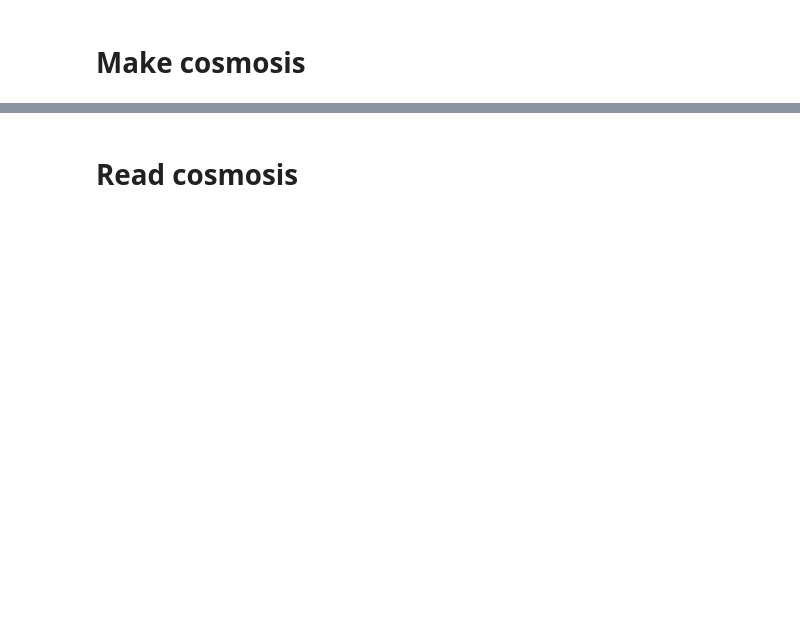
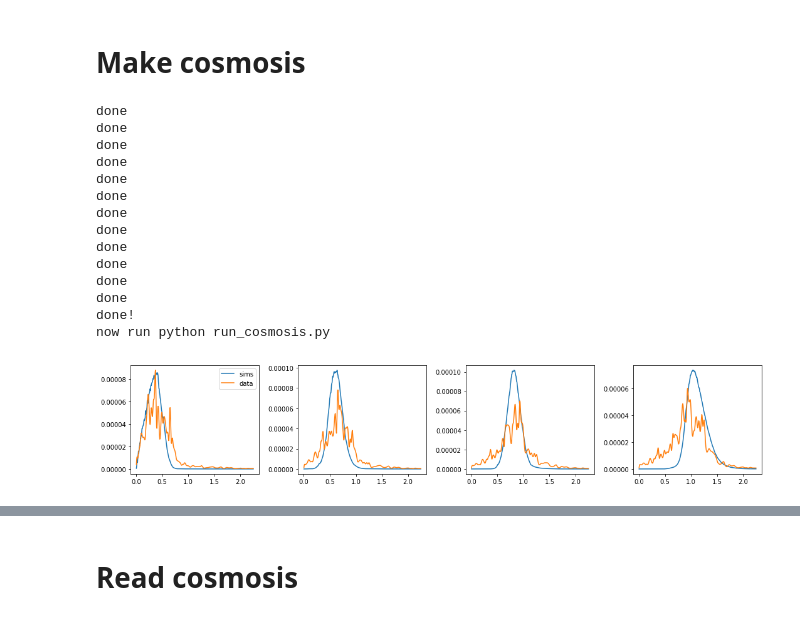
Before and after one commit to mgatti29/CORE, a Jupyter notebook: Preparing_results.ipynb, the cells around one changed output, grey strips where cells are left out. Cells and saved outputs as stored; diff of their text form; code cells hidden in the pictures; blank space fills up the shorter version.

Commit message:
added diagnostic plots

```diff
--- a/Preparing_results.ipynb
+++ b/Preparing_results.ipynb
@@ -245,19 +245,6 @@ mastercat.close()
 
 
 
-# ********************************************************
-# PLOTSSS *********************************
-# ********************************************************
-
-
-fig, ax = plt.subplots(1,len(wl_sims_nz.keys()), figsize=(15,3))
-for key in wl_sims_nz.keys():
-
-    ax[key].plot(wl_sims_nz[key]['z'],wl_sims_nz[key]['Nz'],label = 'sims')
-    ax[key].plot(wl_data_nz[key]['z'],wl_data_nz[key]['Nz'],label = 'data')
-ax[0].legend()
-plt.tight_layout()
-
 
 # ********************************************************
 # SAVE *********************************
@@ -353,30 +340,46 @@ obj1.to_fits(name)
 
 name = path_cosmosis+"/data_WL_rmg_rmgz_combined.fits"
 try:
     os.remove(name)
 except:
     pass
 obj1,a,_ = make_cosmosis_fits_clusteringz(nz_wl_data,nz_lenses_rm_combined)
 obj1.to_fits(name)
 
 
 name = path_cosmosis+"/data_WL_rmg_rmgz_higherlum_data.fits"
 try:
     os.remove(name)
 except:
     pass
 obj1,a,_ = make_cosmosis_fits_clusteringz(nz_wl_data,nz_lenses_rm_data)
 obj1.to_fits(name)
 
 
 name = path_cosmosis+"/data_WL_rmg_rmgz_combined_data.fits"
 try:
     os.remove(name)
 except:
     pass
 obj1,a,_ = make_cosmosis_fits_clusteringz(nz_wl_data,nz_lenses_rm_combined_data)
 obj1.to_fits(name)
 
 
 print ('done!')
 print ('now run python run_cosmosis.py')
+# %% [output]
+done
+done
+done
+done
+done
+done
+done
+done
+done
+done
+done
+done
+done!
+now run python run_cosmosis.py
+[figure, added]
```
Also changed, not shown: parts of 9 cells of this notebook.
